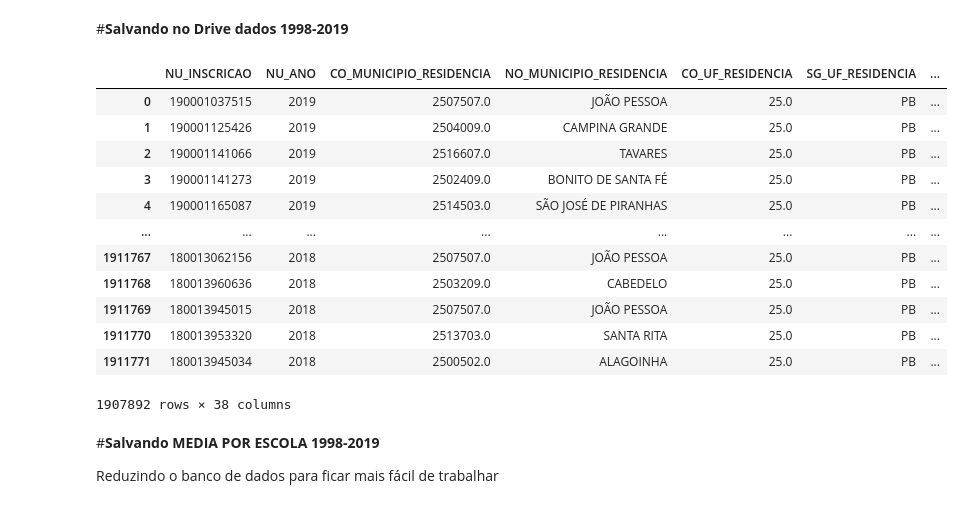
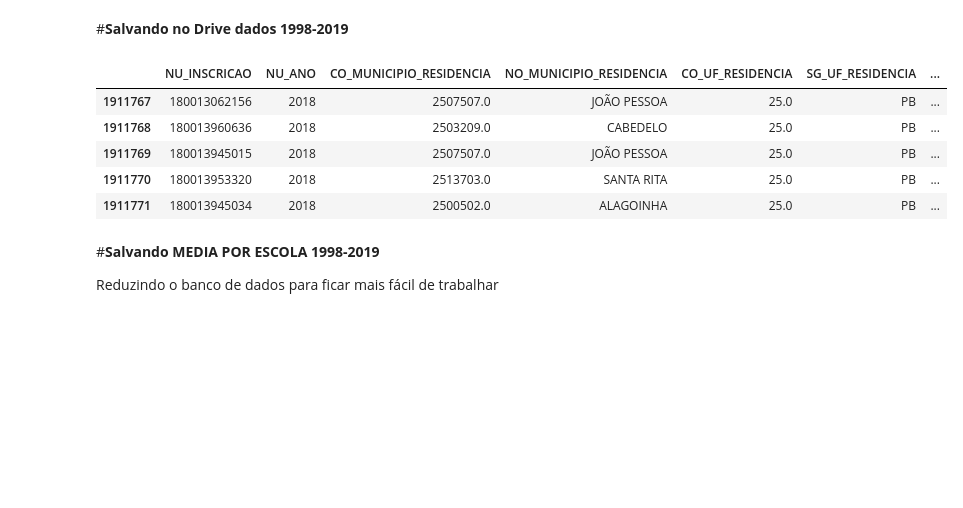
Before and after one commit to mariaeco/ICD_project_Maria, a Jupyter notebook: ProjetoICD_OrganizacaoDadosTemporal.ipynb, the cells around one changed output. Saved outputs shown, nothing was run; the diff lists cells and outputs as text; code cells hidden in the pictures; blank space fills up the shorter version.

```diff
--- a/ProjetoICD_OrganizacaoDadosTemporal.ipynb
+++ b/ProjetoICD_OrganizacaoDadosTemporal.ipynb
@@ -1921,3 +1919,4 @@ resultado['Celular'].replace({'A':0,'B':1,'C':1,'D':1,'E':1}, inplace=True)
 resultado['Computador'].replace({'A':0,'B':1,'C':1,'D':1,'E':1, 'F':1, 2.0:1,3.0:1,4.0:1,5.0:1, 0.0:0, '1':1,'0':0,'0.0':0,
                           '2':1,'3':1,'4':1,'5':1}, inplace=True)
 resultado['Internet'].replace({'A':0,'B':1,'C':1,'D':1, 2.0:1,3.0:1,4.0:1,5.0:1}, inplace=True)
+resultado['TP_SEXO'].replace({'0':'M','1':'F',0:'M',1:'F'}, inplace=True)
@@ -2163,21 +2160,14 @@ array(['Aguiar', 'Alagoa Grande', 'Alagoa Nova', 'Alagoinha', 'Alcantil',
 # %%
 #tabela.to_csv('/content/drive/MyDrive/Colab Notebooks/DadosEnem/ENEM_PB_1998_2019.csv', index=False)
 # %%
-tabela
+tabela.tail()
 # %% [output]
 |  | NU_INSCRICAO | NU_ANO | CO_MUNICIPIO_RESIDENCIA | NO_MUNICIPIO_RESIDENCIA | CO_UF_RESIDENCIA | SG_UF_RESIDENCIA | ... |
-| 0 | 190001037515 | 2019 | 2507507.0 | JOÃO PESSOA | 25.0 | PB | ... |
-| 1 | 190001125426 | 2019 | 2504009.0 | CAMPINA GRANDE | 25.0 | PB | ... |
-| 2 | 190001141066 | 2019 | 2516607.0 | TAVARES | 25.0 | PB | ... |
-| 3 | 190001141273 | 2019 | 2502409.0 | BONITO DE SANTA FÉ | 25.0 | PB | ... |
-| 4 | 190001165087 | 2019 | 2514503.0 | SÃO JOSÉ DE PIRANHAS | 25.0 | PB | ... |
-| ... | ... | ... | ... | ... | ... | ... | ... |
 | 1911767 | 180013062156 | 2018 | 2507507.0 | JOÃO PESSOA | 25.0 | PB | ... |
 | 1911768 | 180013960636 | 2018 | 2503209.0 | CABEDELO | 25.0 | PB | ... |
 | 1911769 | 180013945015 | 2018 | 2507507.0 | JOÃO PESSOA | 25.0 | PB | ... |
 | 1911770 | 180013953320 | 2018 | 2513703.0 | SANTA RITA | 25.0 | PB | ... |
 | 1911771 | 180013945034 | 2018 | 2500502.0 | ALAGOINHA | 25.0 | PB | ... |
-1907892 rows × 38 columns
 # %% [markdown]
 #**Salvando MEDIA POR ESCOLA 1998-2019**
 
```
Also changed, not shown: parts of 4 cells of this notebook.
